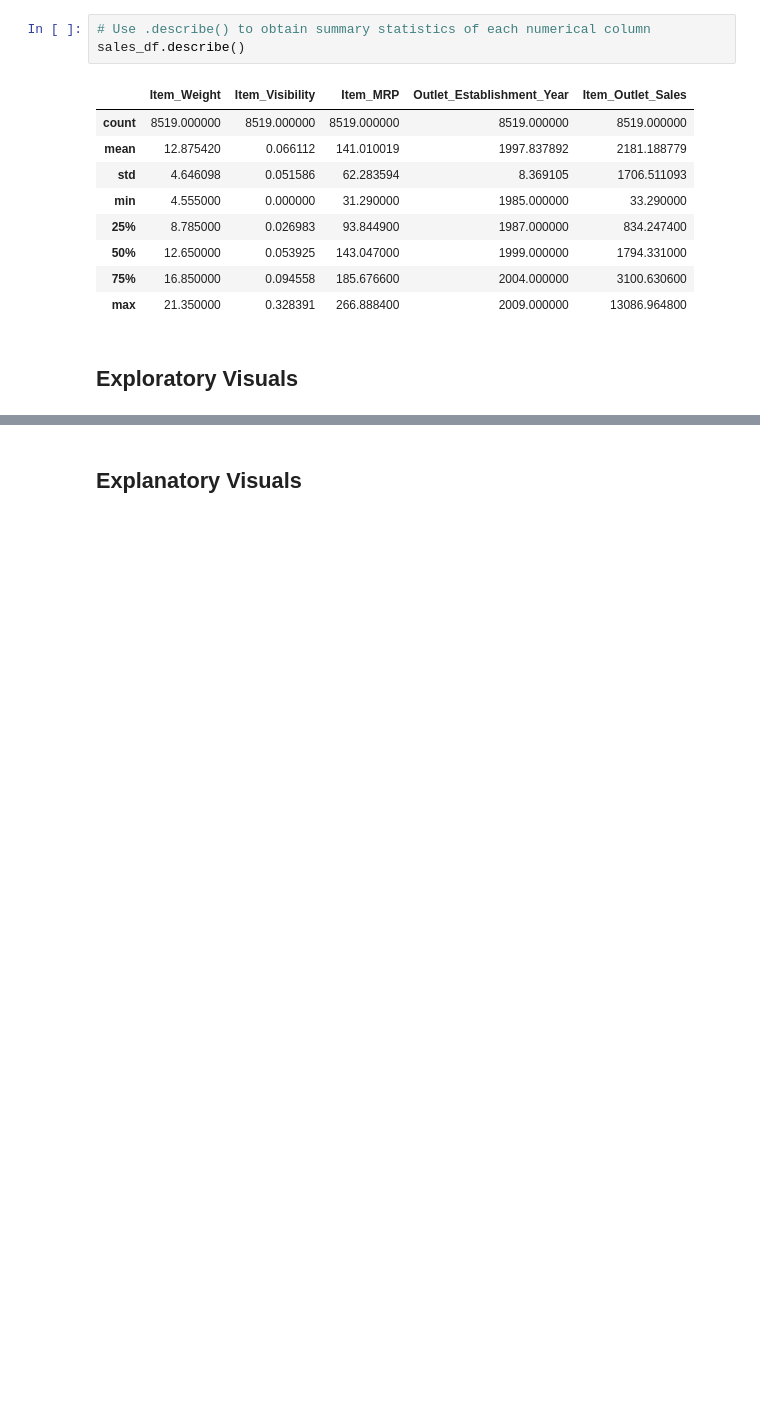
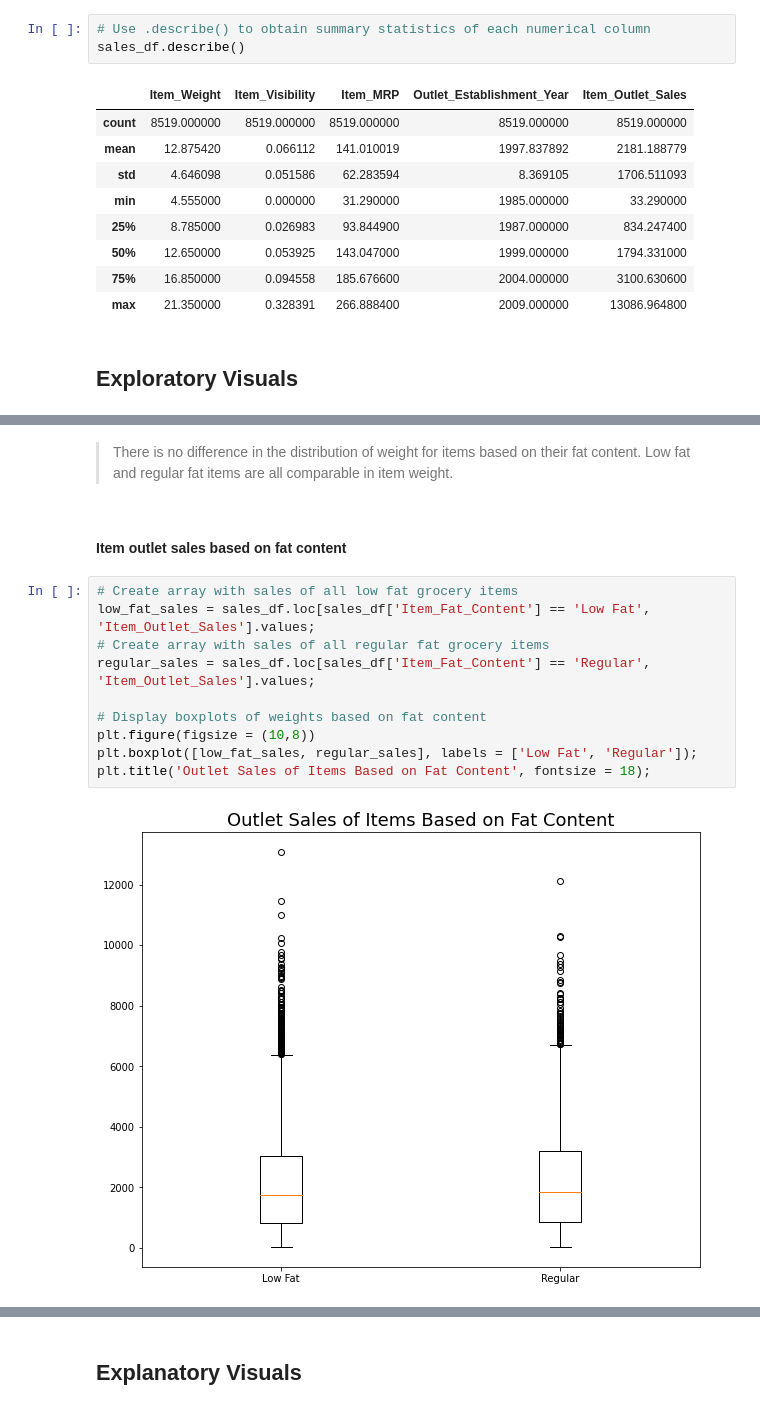
Before and after one commit to dcreeder89/Coding-Dojo-Project_1, a Jupyter notebook: 1_Reeder_Food_Sales_Predictions.ipynb, the cells around one changed output, grey strips where cells are left out. Saved outputs shown, nothing was run; the diff lists cells and outputs as text; blank space fills up the shorter version.

```diff
--- a/1_Reeder_Food_Sales_Predictions.ipynb
+++ b/1_Reeder_Food_Sales_Predictions.ipynb
@@ -415,0 +479,16 @@ sales_df.describe()
+# %% [markdown]
+> There is no difference in the distribution of weight for items based on their fat content. Low fat and regular fat items are all comparable in item weight.
+# %% [markdown]
+#### Item outlet sales based on fat content
+# %%
+# Create array with sales of all low fat grocery items
+low_fat_sales = sales_df.loc[sales_df['Item_Fat_Content'] == 'Low Fat', 'Item_Outlet_Sales'].values;
+# Create array with sales of all regular fat grocery items
+regular_sales = sales_df.loc[sales_df['Item_Fat_Content'] == 'Regular', 'Item_Outlet_Sales'].values;
+
+# Display boxplots of weights based on fat content
+plt.figure(figsize = (10,8))
+plt.boxplot([low_fat_sales, regular_sales], labels = ['Low Fat', 'Regular']);
+plt.title('Outlet Sales of Items Based on Fat Content', fontsize = 18);
+# %% [output]
+[figure, added]
```
Also changed, not shown: parts of 26 cells of this notebook.
